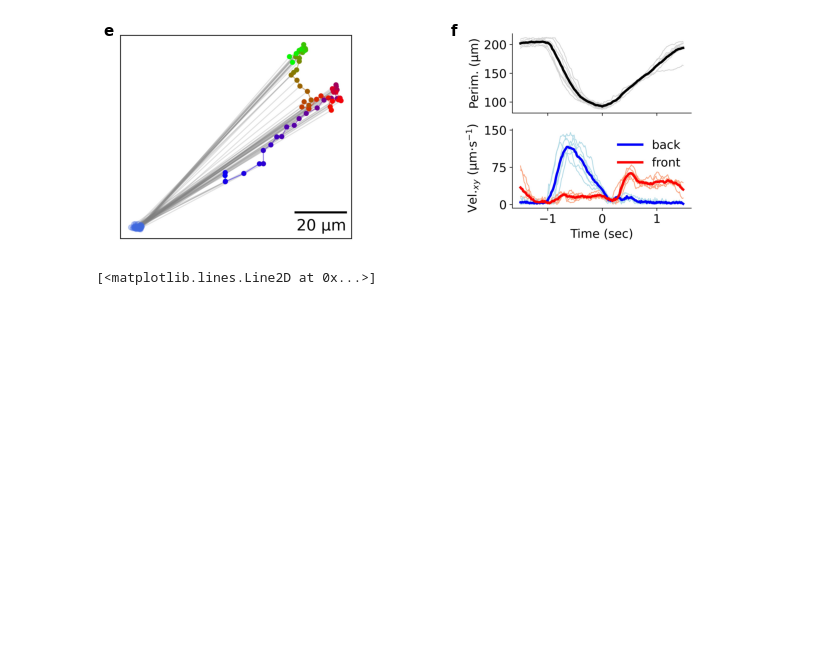
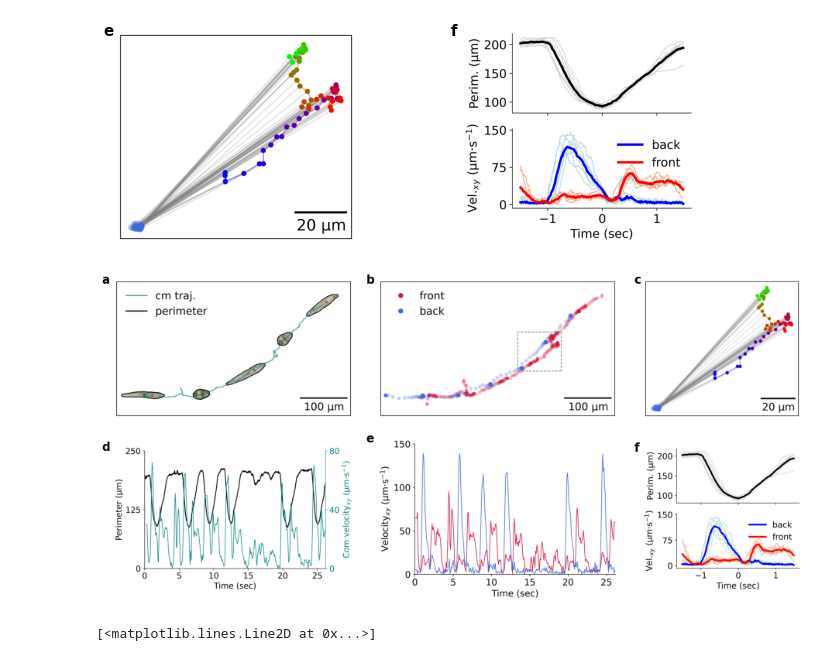
Before and after one commit to mikehemberger/rotifer-locomotion, a Jupyter notebook: notebooks_final/leeching-2024_0502_184534_072_final.ipynb, the cells around one changed output. Saved outputs shown, nothing was run; the diff lists cells and outputs as text; code cells hidden in the pictures; blank space fills up the shorter version.

Commit message:
Upload compund figure

```diff
--- a/notebooks_final/leeching-2024_0502_184534_072_final.ipynb
+++ b/notebooks_final/leeching-2024_0502_184534_072_final.ipynb
@@ -599,6 +599,38 @@ fdict["fname"] = f"{compound_figure_path}/compound-figure-leeching-1-{panel_labe
 fig.savefig(**fdict) if SAVE_FIGURE else None
 # %% [output]
 [figure]
+# %%
+import matplotlib.image as mpimg
+compound_figure_path = os.path.join(results_save_path, "compound_figures")
+os.makedirs(compound_figure_path, exist_ok=True)
+
+image_strs = [
+    "cm-trajectory-blended-images-example.jpg",
+    "front-back-scatter-path.jpg",
+    "front-back-scatter-cutout-bbox.jpg",
+
+    "perimeter_and_com-velocity_time-course_2.jpg",
+    "front_back-velocity_time-course_2.jpg",
+    "perimeter_and_BF-trough-triggered.jpg",]
+image_files = [f"{save_figure_path}/{img}" for img in image_strs]
+
+panel_labels = ["a", "b", "c", "d", "e", "f"]
+fig_width = 16 # 8.27  # Standardbreite (A4 = 8.27 Zoll)
+wspace = .095
+
+fig, axes = plt.subplots(2, 3, figsize=(fig_width, 8), gridspec_kw={"hspace": 0.025, "wspace": wspace}, width_ratios=[1.5, 1.5, 1])
+axes = axes.flatten()
+
+for ax, file, label in zip(axes, image_files, panel_labels):
+    img = mpimg.imread(file)
+    ax.imshow(img)
+    ax.axis('off')
+    ax.text(-0.04, 1.02, label, transform=ax.transAxes, fontsize=15, fontweight='bold', va='top', ha='left')
+
+fdict["fname"] = f"{compound_figure_path}/compound-figure-leeching-1-{panel_labels[0]}-to-{panel_labels[-1]}.jpg"
+fig.savefig(**fdict) if SAVE_FIGURE else None
+# %% [output]
+[figure, added]
 # %%
 idx = 2
 cmask = cv2.cvtColor(cv2.imread(cmask_filepaths[idx], 1), cv2.COLOR_BGR2GRAY)
```
Also changed, not shown: parts of 1 cell of this notebook, 1 other file.
